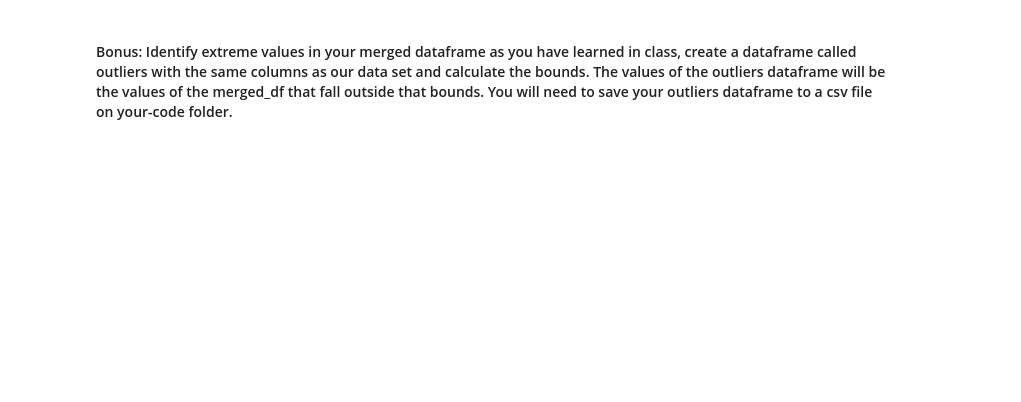
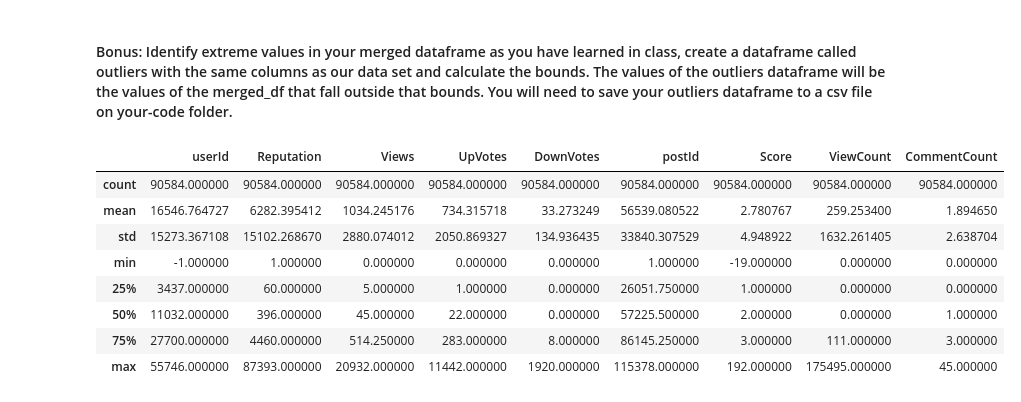
Before and after one commit to miguelmaragon/dataptmad1019, a Jupyter notebook: module-1/lab-data_cleaning/your-code/main.ipynb, the cells around one changed output. Saved outputs shown, nothing was run; the diff lists cells and outputs as text; code cells hidden in the pictures; blank space fills up the shorter version.

```diff
--- a/module-1/lab-data_cleaning/your-code/main.ipynb
+++ b/module-1/lab-data_cleaning/your-code/main.ipynb
@@ -116,2 +149,14 @@ dtype: int64
 # %% [markdown]
 #### Bonus: Identify extreme values in your merged dataframe as you have learned in class, create a dataframe called outliers with the same columns as our data set and calculate the bounds. The values of the outliers dataframe will be the values of the merged_df that fall outside that bounds. You will need to save your outliers dataframe to a csv file on your-code folder.
+# %%
+merge_user.describe()
+# %% [output]
+|  | userId | Reputation | Views | UpVotes | DownVotes | postId | Score | ViewCount | CommentCount |
+| count | 90584.000000 | 90584.000000 | 90584.000000 | 90584.000000 | 90584.000000 | 90584.000000 | 90584.000000 | 90584.000000 | 90584.000000 |
+| mean | 16546.764727 | 6282.395412 | 1034.245176 | 734.315718 | 33.273249 | 56539.080522 | 2.780767 | 259.253400 | 1.894650 |
+| std | 15273.367108 | 15102.268670 | 2880.074012 | 2050.869327 | 134.936435 | 33840.307529 | 4.948922 | 1632.261405 | 2.638704 |
+| min | -1.000000 | 1.000000 | 0.000000 | 0.000000 | 0.000000 | 1.000000 | -19.000000 | 0.000000 | 0.000000 |
+| 25% | 3437.000000 | 60.000000 | 5.000000 | 1.000000 | 0.000000 | 26051.750000 | 1.000000 | 0.000000 | 0.000000 |
+| 50% | 11032.000000 | 396.000000 | 45.000000 | 22.000000 | 0.000000 | 57225.500000 | 2.000000 | 0.000000 | 1.000000 |
+| 75% | 27700.000000 | 4460.000000 | 514.250000 | 283.000000 | 8.000000 | 86145.250000 | 3.000000 | 111.000000 | 3.000000 |
+| max | 55746.000000 | 87393.000000 | 20932.000000 | 11442.000000 | 1920.000000 | 115378.000000 | 192.000000 | 175495.000000 | 45.000000 |
```
Also changed, not shown: parts of 3 cells of this notebook, 1 other file.
